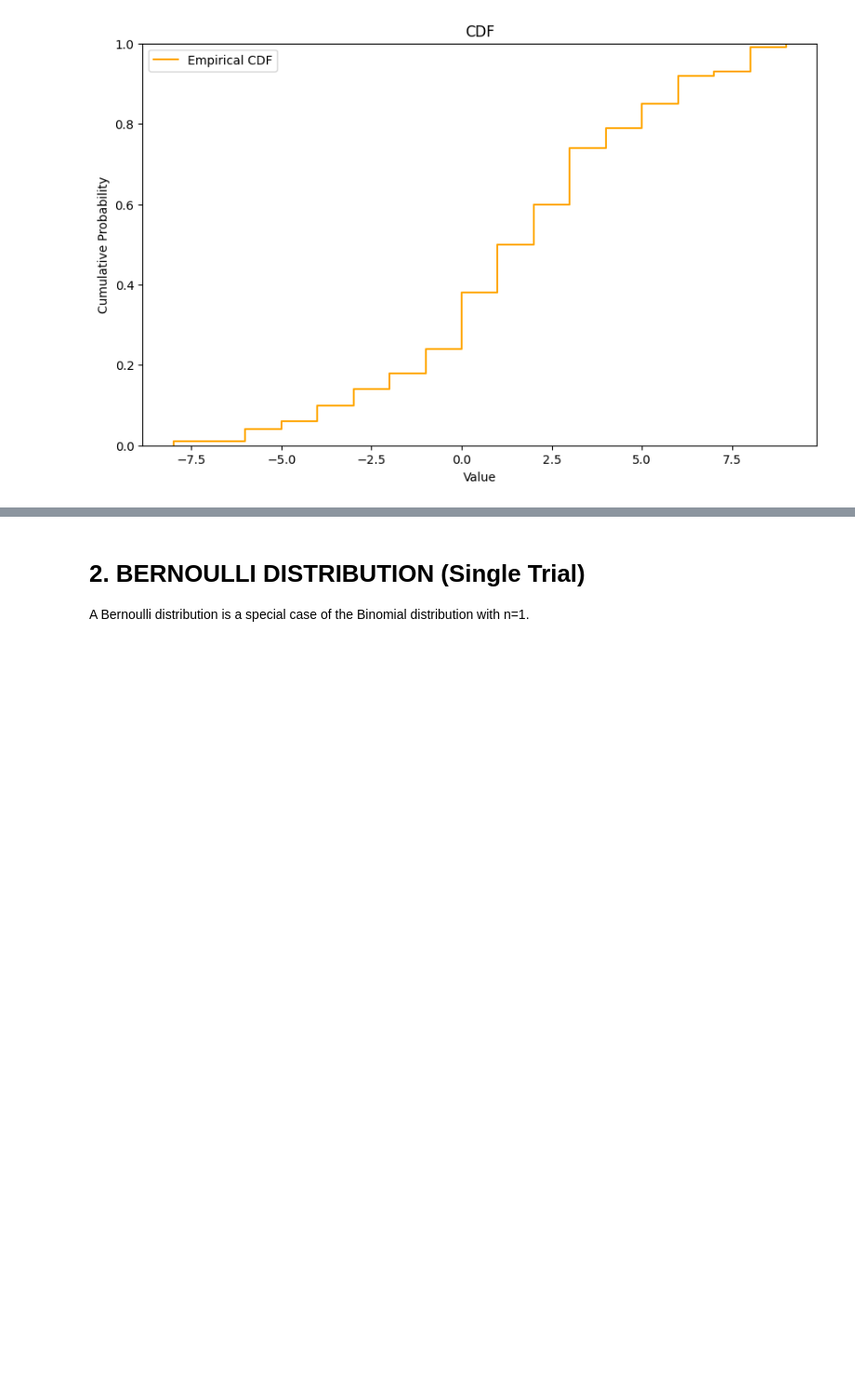
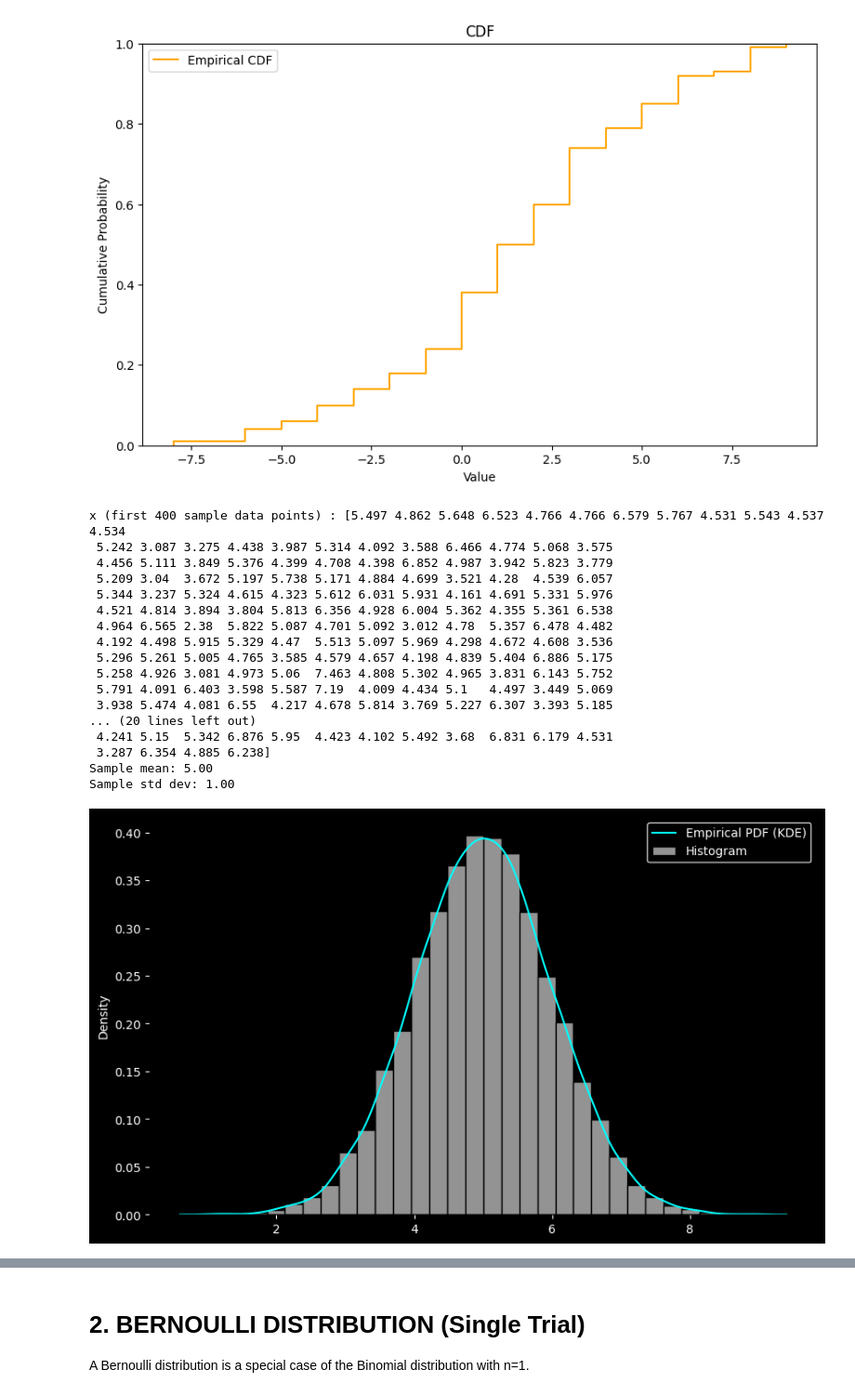
Before and after one commit to ash322ash422/tut_pandas_numpy, a Jupyter notebook: tut_numpy/tut_numpy_applic4_probDistrib_UniformNormalBinomialBernoulli_CentLtTheorem.ipynb, the cells around one changed output, grey strips where cells are left out. Shown: that part at 93% size. Cells and saved outputs as stored; diff of their text form; code cells hidden in the pictures; blank space fills up the shorter version.

```diff
--- a/tut_numpy/tut_numpy_applic4_probDistrib_UniformNormalBinomialBernoulli_CentLtTheorom.ipynb
+++ b/tut_numpy/tut_numpy_applic4_probDistrib_UniformNormalBinomialBernoulli_CentLtTheorem.ipynb
@@ -187,3 +187,58 @@ plt.legend()
 plt.show()
 # %% [output]
 [figure]
+# %%
+import numpy as np
+import matplotlib.pyplot as plt
+import seaborn as sns
+
+np.random.seed(42)  # Set seed for reproducibility
+
+mean = 5
+std_dev = 1
+size = 10000  # Large sample size
+
+# Generate normal data
+x = np.random.normal(loc=mean, scale=std_dev, size=size)
+x = np.round(x, 3)
+
+print(f"x (first 400 sample data points) : {x[:400]}")
+print(f"Sample mean: {np.mean(x):.2f}")
+print(f"Sample std dev: {np.std(x):.2f}")
+
+# Plot
+plt.figure(figsize=(10, 6), facecolor="black")
+ax = sns.histplot(x, bins=30, stat="density", color="lightgray", alpha=0.7, label="Histogram")  # Make histogram more visible
+sns.kdeplot(x, color="cyan", label="Empirical PDF (KDE)", ax=ax)  # KDE
+
+# Set background colors to black
+ax.set_facecolor("black")
+plt.gca().set_facecolor("black")
+plt.grid(False)
+
+# Style ticks, labels, legend in white
+ax.tick_params(colors="white")
+ax.xaxis.label.set_color("white")
+ax.yaxis.label.set_color("white")
+ax.legend(facecolor="black", edgecolor="white", labelcolor="white")
+
+plt.show()
+# %% [output]
+x (first 400 sample data points) : [5.497 4.862 5.648 6.523 4.766 4.766 6.579 5.767 4.531 5.543 4.537 4.534
+ 5.242 3.087 3.275 4.438 3.987 5.314 4.092 3.588 6.466 4.774 5.068 3.575
+ 4.456 5.111 3.849 5.376 4.399 4.708 4.398 6.852 4.987 3.942 5.823 3.779
+ 5.209 3.04  3.672 5.197 5.738 5.171 4.884 4.699 3.521 4.28  4.539 6.057
+ 5.344 3.237 5.324 4.615 4.323 5.612 6.031 5.931 4.161 4.691 5.331 5.976
+ 4.521 4.814 3.894 3.804 5.813 6.356 4.928 6.004 5.362 4.355 5.361 6.538
+ 4.964 6.565 2.38  5.822 5.087 4.701 5.092 3.012 4.78  5.357 6.478 4.482
+ 4.192 4.498 5.915 5.329 4.47  5.513 5.097 5.969 4.298 4.672 4.608 3.536
+ 5.296 5.261 5.005 4.765 3.585 4.579 4.657 4.198 4.839 5.404 6.886 5.175
+ 5.258 4.926 3.081 4.973 5.06  7.463 4.808 5.302 4.965 3.831 6.143 5.752
+ 5.791 4.091 6.403 3.598 5.587 7.19  4.009 4.434 5.1   4.497 3.449 5.069
+ 3.938 5.474 4.081 6.55  4.217 4.678 5.814 3.769 5.227 6.307 3.393 5.185
+... (20 lines left out)
+ 4.241 5.15  5.342 6.876 5.95  4.423 4.102 5.492 3.68  6.831 6.179 4.531
+ 3.287 6.354 4.885 6.238]
+Sample mean: 5.00
+Sample std dev: 1.00
+[figure, added]
```
Also changed, not shown: parts of 1 cell of this notebook, 17 other files.
